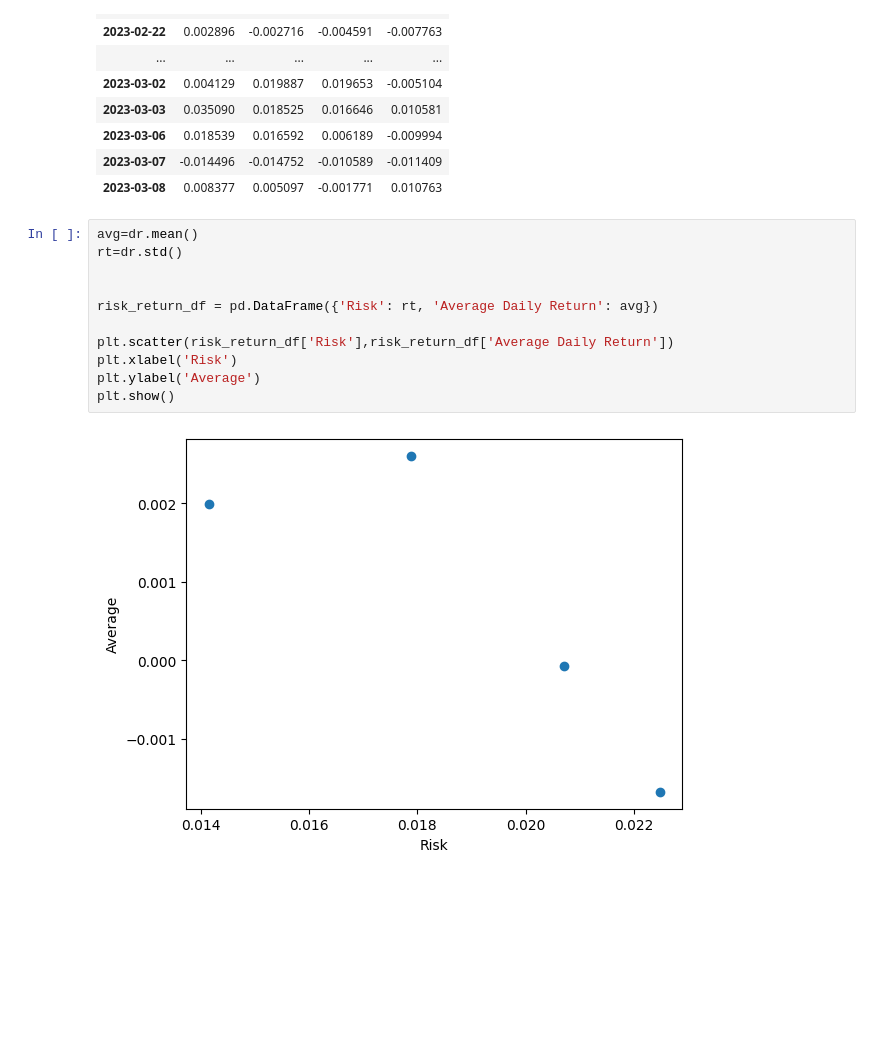
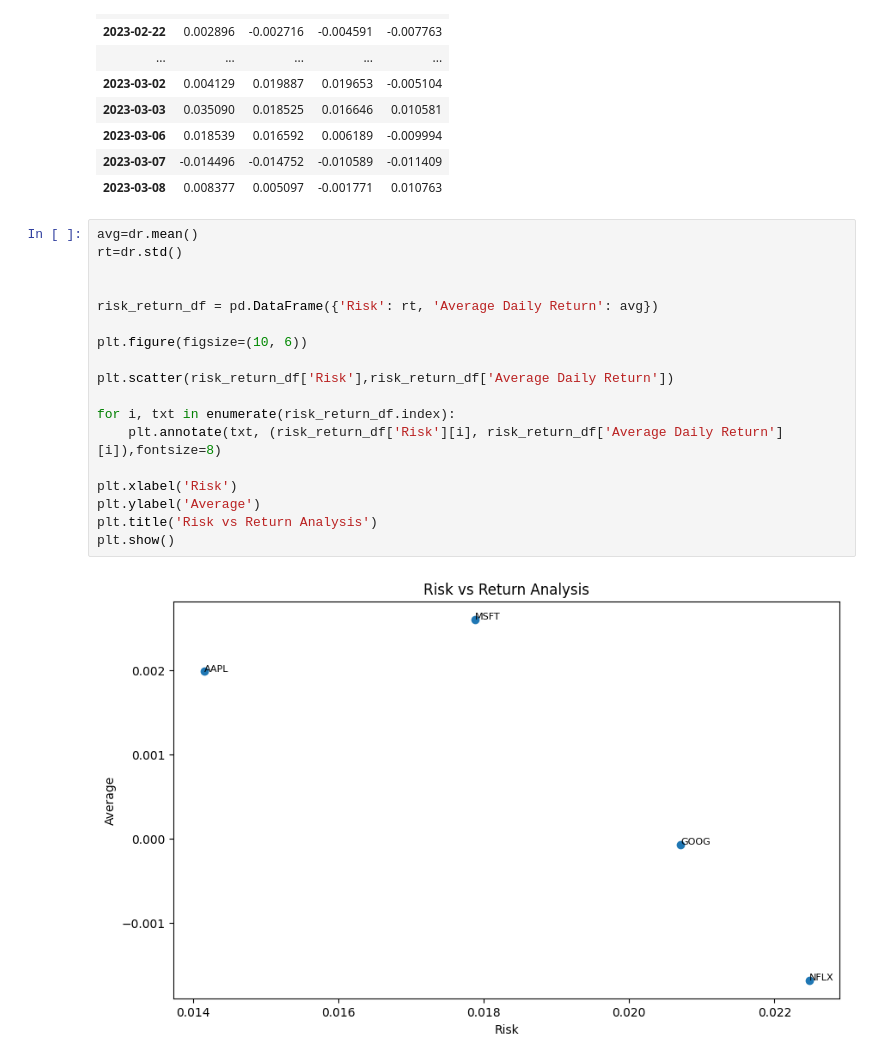
Before and after one commit to vrishankmalviya/Quantative-analysis-of-Stocks, a Jupyter notebook: Code/stocks.ipynb, the cells around one changed output. Drawn from its saved outputs; the diff is of its cells as text; blank space fills up the shorter version.

```diff
--- a/Code/stocks.ipynb
+++ b/Code/stocks.ipynb
@@ -140,13 +142,20 @@ dr.head(20)
 # %%
 avg=dr.mean()
 rt=dr.std()
 
 
 risk_return_df = pd.DataFrame({'Risk': rt, 'Average Daily Return': avg})
 
+plt.figure(figsize=(10, 6))
+
 plt.scatter(risk_return_df['Risk'],risk_return_df['Average Daily Return'])
+
+for i, txt in enumerate(risk_return_df.index):
+    plt.annotate(txt, (risk_return_df['Risk'][i], risk_return_df['Average Daily Return'][i]),fontsize=8)
+
 plt.xlabel('Risk')
 plt.ylabel('Average')
+plt.title('Risk vs Return Analysis')
 plt.show()
 # %% [output]
-[figure, old version]
+[figure, new version]
```
Also changed, not shown: parts of 1 cell of this notebook.
